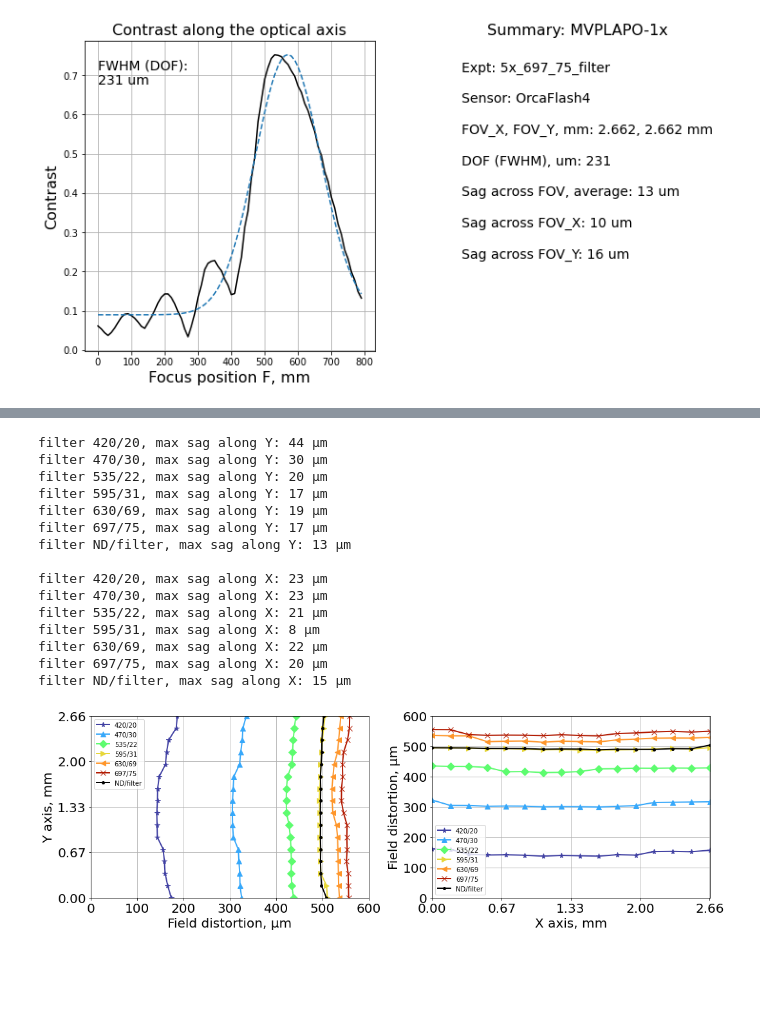
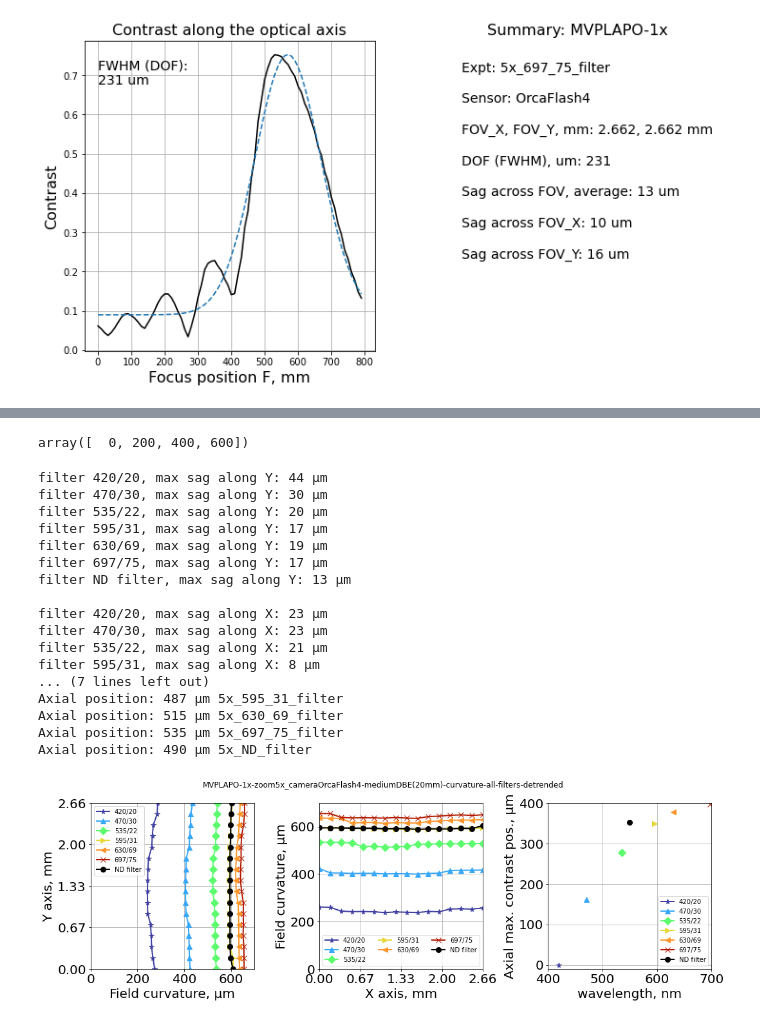
Before and after one commit to nvladimus/lens-testing, a Jupyter notebook: chromatic-aberrations/ContrastMapsChromatic-OlympusMVPLAPO1x-zoom5-mediumDBE(20mm)-illumHAL100.ipynb, the cells around one changed output, grey strips where cells are left out. Cells and saved outputs as stored; diff of their text form; code cells hidden in the pictures; blank space fills up the shorter version.

```diff
--- a/chromatic-aberrations/ContrastMapsChromatic-OlympusMVPLAPO1x-zoom5-DBE(20mm).ipynb
+++ b/chromatic-aberrations/ContrastMapsChromatic-OlympusMVPLAPO1x-zoom5-mediumDBE(20mm)-illumHAL100.ipynb
@@ -336,4 +331,7 @@ for iy in range(contrast_table.shape[1]):
         zprofile[iy,ix] = float(maxima_indices[iy,ix]) # the result will be in microns
 # %%
 dict_z_profiles[experiment_key] = zprofile
+# %%
+# LOAD previously saved dictionary of processed data:
+dict_z_profiles = np.load(save_figs_folder + f'{LENS_NAME}-zoom5x-distortion-all-filters_dict_z_profiles.npz')
 # %%
@@ -351,72 +345,93 @@ ax.plot_surface(X,Y,zprofile)
 # %%
 # subtract linear trend (from slide tilt) of ND-filter experiment
 trend_key = "5x_ND_filter"
-#from scipy import stats
-from scipy.optimize import curve_fit
-def linear_function(x, a, b):
-    return a * x + b
 
 profile_Y = dict_z_profiles[trend_key][:,N_ROIs_W//2]
 profile_X = dict_z_profiles[trend_key][N_ROIs_H//2,:]
 
-initial_guess = [0.1, 300]
-paramsY, _ = curve_fit(linear_function, np.arange(len(profile_Y)), profile_Y, p0=initial_guess)
-profile_Y_trend = np.arange(len(profile_Y)) * paramsY[0] # + paramsY[1] omitted (contant offset)
+lin_fit_param_Y = opt.fit_linear(profile_Y, np.arange(len(profile_Y)))
+profile_Y_trend = np.arange(len(profile_Y)) * lin_fit_param_Y[0]
 
-paramsX, _ = curve_fit(linear_function, np.arange(len(profile_X)), profile_X, p0=initial_guess)
-profile_X_trend = np.arange(len(profile_X)) * paramsX[0] # + paramsX[1] omitted (contant offset)
+lin_fit_param_X = opt.fit_linear(profile_X, np.arange(len(profile_X)))
+profile_X_trend = np.arange(len(profile_X)) * lin_fit_param_X[0]
+# %%
+np.arange(0, z_plotting_range[1]-z_plotting_range[0], 200)
+# %% [output]
+array([  0, 200, 400, 600])
 # %%
 # plot the middle sections of Z-profile along Y axis (longest axis) and X (shortest)
 fig = plt.figure(figsize=(15, 5))
+fig_title = f"{LENS_NAME}_camera{CAMERA}-mediumDBE(20mm)-curvature-all-filters-detrended"
+fig.suptitle(fig_title)
 FONTSIZE_LABELS = FONTSIZE_TITLES = 20
-z_plotting_range = [0, 600]
+z_plotting_range = [0, 700]
+z_plotting_offset = -100
 
-ax0 = plt.subplot(1, 2, 1)
+ax0 = plt.subplot(1, 3, 1)
 ax0.tick_params(axis='both', which='major', labelsize=FONTSIZE_LABELS)
 for (ic, key) in enumerate(sorted(dict_z_profiles.keys())):
     profile_Y = dict_z_profiles[key][:,N_ROIs_W//2] - profile_Y_trend
-    ax0.plot(profile_Y, y_range, label=NAMES[key], color=COLORS[key], lw=2, marker=MARKERS[key], ms=8)
+    ax0.plot(profile_Y - z_plotting_offset, y_range, label=NAMES[key], color=COLORS[key], lw=2, marker=MARKERS[key], ms=8)
     print(f"filter {NAMES[key]}, max sag along Y: {int(profile_Y.max() - profile_Y.min())} µm")
 ax0.set_ylim([0, y_range[-1]])
 ax0.set_xlim(z_plotting_range)
 ax0.set_ylabel('Y axis, mm', fontsize=FONTSIZE_LABELS)
-ax0.set_xlabel('Field distortion, µm', fontsize=FONTSIZE_LABELS)
+ax0.set_xlabel('Field curvature, µm', fontsize=FONTSIZE_LABELS)
 ax0.set_yticks(np.round((0, y_range[-1]/4, y_range[-1]/2, y_range[-1]*3/4, y_range[-1]),2))
-#ax0.set_xticks(np.linspace(0, 600, 7))
-ax0.legend()
+ax0.set_xticks(np.arange(0, z_plotting_range[1], 200))
+ax0.legend(loc='best')
 ax0.grid(True)
 
 print()
-ax1 = plt.subplot(1, 2, 2)
+ax1 = plt.subplot(1, 3, 2)
 ax1.tick_params(axis='both', which='major', labelsize=FONTSIZE_LABELS)
 for (ic, key) in enumerate(sorted(dict_z_profiles.keys())):
     profile_X = dict_z_profiles[key][N_ROIs_H//2,:] - profile_X_trend
-    ax1.plot(x_range, profile_X, label=NAMES[key], color=COLORS[key], lw=2, marker=MARKERS[key], ms=8)
+    ax1.plot(x_range, profile_X - z_plotting_offset, label=NAMES[key], color=COLORS[key], lw=2, marker=MARKERS[key], ms=8)
     print(f"filter {NAMES[key]}, max sag along X: {int(profile_X.max() - profile_X.min())} µm")
 ax1.set_ylim(z_plotting_range)
 ax1.set_xlim([0, x_range[-1]])
-ax1.set_ylabel('Field distortion, µm', fontsize=FONTSIZE_LABELS)
+ax1.set_ylabel('Field curvature, µm', fontsize=FONTSIZE_LABELS)
 ax1.set_xlabel('X axis, mm', fontsize=FONTSIZE_LABELS)
 ax1.set_xticks(np.round((0, x_range[-1]/4, x_range[-1]/2, x_range[-1]*3/4, x_range[-1]),2))
-ax1.legend()
+ax1.legend(loc='best',ncol=3)
 ax1.grid(True)
 
+print()
+ax2 = plt.subplot(1, 3, 3)
+axial_position = {}
+ax2.tick_params(axis='both', which='major', labelsize=FONTSIZE_LABELS)
+for (ic, key) in enumerate(sorted(dict_z_profiles.keys())):
+    profile_X = dict_z_profiles[key][N_ROIs_H//2,:] - profile_X_trend
+    axial_position[key] = profile_X[len(profile_X)//2]
+    ax_offset = axial_position['5x_420_20_filter']
+    print('Axial position:', int(axial_position[key]), 'µm', key)
+    ax2.plot(WAVELENGTH[key], axial_position[key] - ax_offset, label=NAMES[key], color=COLORS[key], lw=2, marker=MARKERS[key], ms=8)
+ax2.set_xlim([400, 700])
+ax2.set_ylim([-10, 400])
+ax2.set_ylabel('Axial max. contrast pos., µm', fontsize=FONTSIZE_LABELS)
+ax2.set_xlabel('wavelength, nm', fontsize=FONTSIZE_LABELS)
+ax2.legend(loc='lower right')
+ax2.grid(True)
+
 fig.tight_layout()
 # %% [output]
 filter 420/20, max sag along Y: 44 µm
 filter 470/30, max sag along Y: 30 µm
 filter 535/22, max sag along Y: 20 µm
 filter 595/31, max sag along Y: 17 µm
 filter 630/69, max sag along Y: 19 µm
 filter 697/75, max sag along Y: 17 µm
-filter ND/filter, max sag along Y: 13 µm
+filter ND filter, max sag along Y: 13 µm
 
 filter 420/20, max sag along X: 23 µm
 filter 470/30, max sag along X: 23 µm
 filter 535/22, max sag along X: 21 µm
 filter 595/31, max sag along X: 8 µm
-filter 630/69, max sag along X: 22 µm
-filter 697/75, max sag along X: 20 µm
-filter ND/filter, max sag along X: 15 µm
+... (7 lines left out)
+Axial position: 487 µm 5x_595_31_filter
+Axial position: 515 µm 5x_630_69_filter
+Axial position: 535 µm 5x_697_75_filter
+Axial position: 490 µm 5x_ND_filter
-[figure, old version]
+[figure, new version]
 # %%
```
Also changed, not shown: parts of 8 cells of this notebook, 7 other files.
